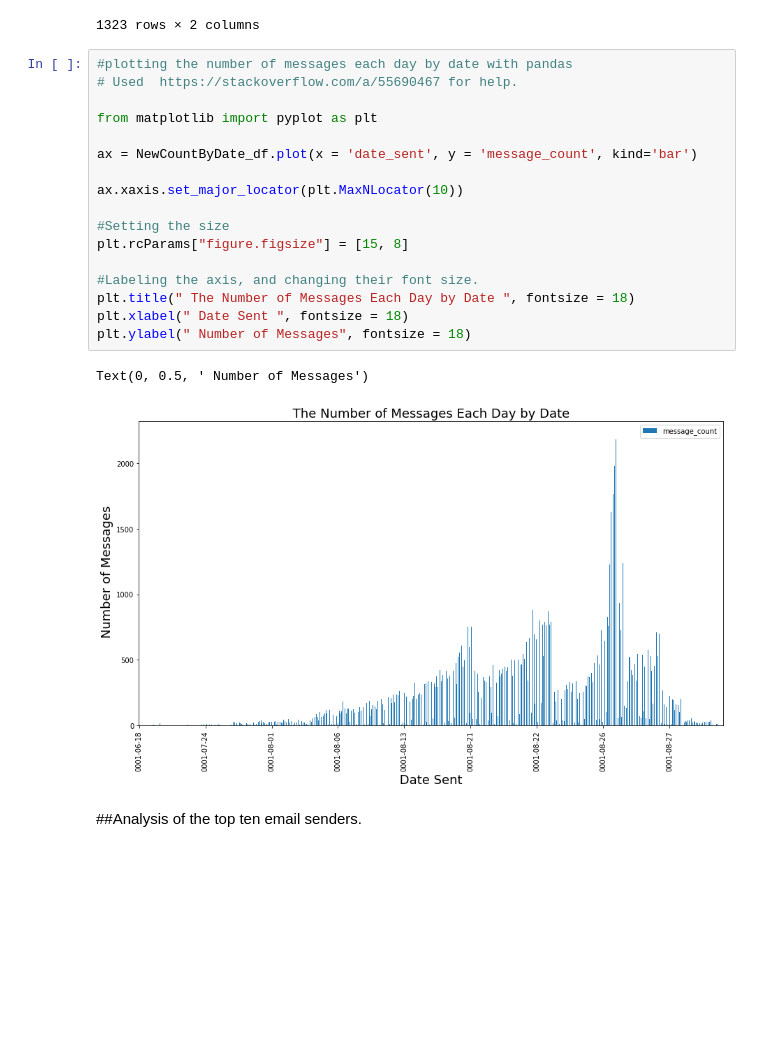
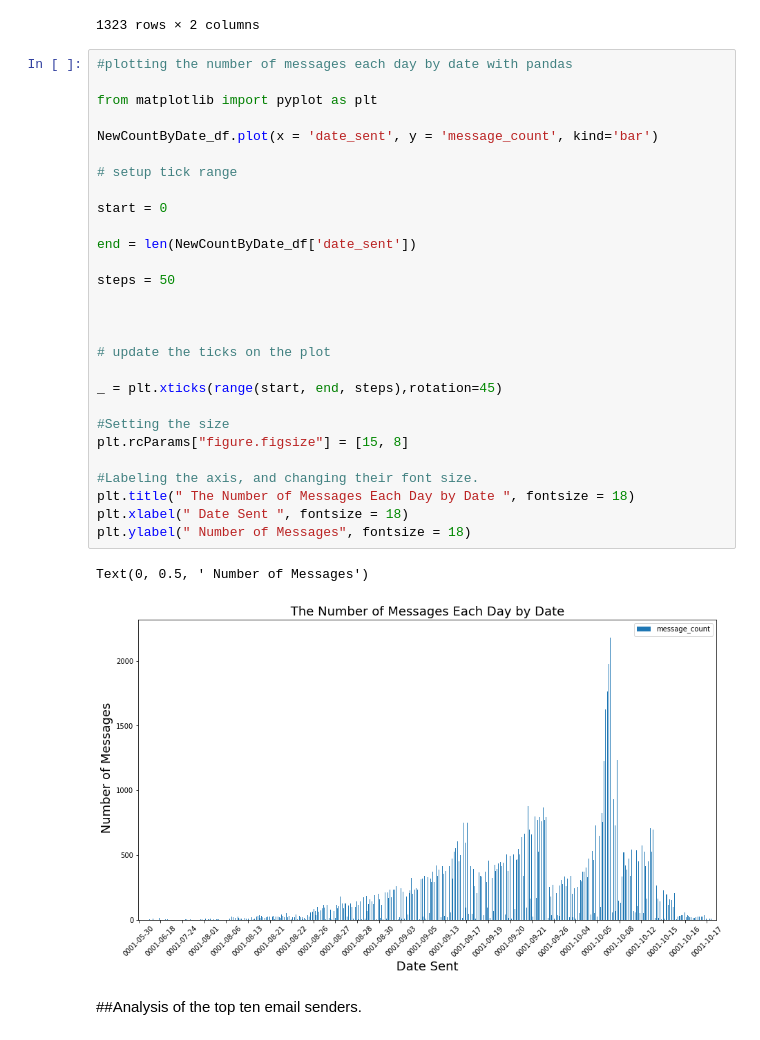
Before and after one commit to nathancomley/ASSIGNMENT-2, a Jupyter notebook: Programming_assignment_Original.ipynb, the cells around one changed output. Drawn from its saved outputs; the diff is of its cells as text; blank space fills up the shorter version.

Commit message:
UPDATED number of emails by date code

```diff
--- a/Programming_assignment_Original.ipynb
+++ b/Programming_assignment_Original.ipynb
@@ -90,24 +90,35 @@ NewCountByDate_df
 1323 rows × 2 columns
 # %%
 #plotting the number of messages each day by date with pandas
-# Used  https://stackoverflow.com/a/55690467 for help.
 
 from matplotlib import pyplot as plt
 
-ax = NewCountByDate_df.plot(x = 'date_sent', y = 'message_count', kind='bar')
+NewCountByDate_df.plot(x = 'date_sent', y = 'message_count', kind='bar')
 
-ax.xaxis.set_major_locator(plt.MaxNLocator(10))
+# setup tick range
+
+start = 0
+
+end = len(NewCountByDate_df['date_sent'])
+
+steps = 50
+
+
+
+# update the ticks on the plot
+
+_ = plt.xticks(range(start, end, steps),rotation=45)
 
 #Setting the size
 plt.rcParams["figure.figsize"] = [15, 8]
 
 #Labeling the axis, and changing their font size.
 plt.title(" The Number of Messages Each Day by Date ", fontsize = 18)
 plt.xlabel(" Date Sent ", fontsize = 18)
 plt.ylabel(" Number of Messages", fontsize = 18)
 # %% [output]
 Text(0, 0.5, ' Number of Messages')
-[figure, old version]
+[figure, new version]
 # %% [markdown]
 ##Analysis of the top ten email senders.
 # %%
```
Also changed, not shown: parts of 1 cell of this notebook.
